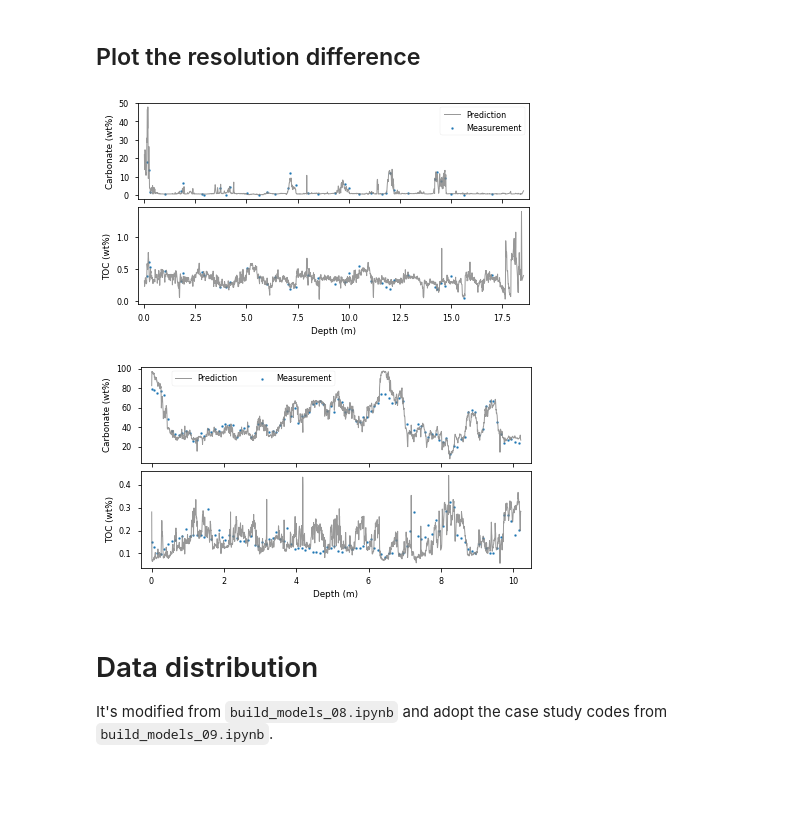
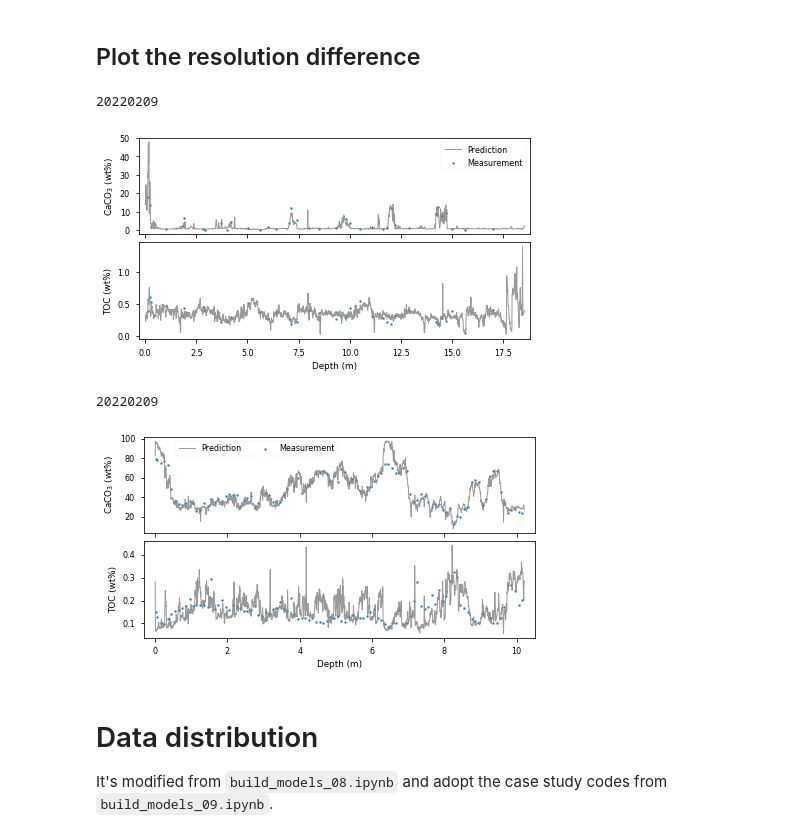
Before and after one commit to dispink/CaCO3_NWP, a Jupyter notebook: plot_for_paper_02.ipynb, the cells around one changed output. Saved outputs shown, nothing was run; the diff lists cells and outputs as text; code cells hidden in the pictures; blank space fills up the shorter version.

```diff
--- a/plot_for_paper_02.ipynb
+++ b/plot_for_paper_02.ipynb
@@ -84,7 +84,7 @@ axes[0].plot(predict_df.loc[predict_df.core == core,
 axes[0].scatter(merge_df.loc[merge_df.core == core,
     'mid_depth_mm']*.001, merge_df.loc[merge_df.core == core, 'CaCO3%'],
     label='Measurement', s=4)
-axes[0].set_ylabel('Carbonate (wt%)')
+axes[0].set_ylabel('CaCO$_3$ (wt%)')
 axes[0].set_xlim(-.3, 18.8)
 axes[0].legend()
 
@@ -99,36 +99,40 @@ axes[1].set_ylabel('TOC (wt%)')
 axes[1].set_xlabel('Depth (m)')
 fig.subplots_adjust(hspace=.08)
 fig.savefig('results/prediction_{}_{}.png'.format(core, date))
+print(date)
 # %% [output]
+20220209
-[figure, old version]
+[figure, new version]
 # %%
 core = 'PS75-056-1'
 fig, axes = plt.subplots(2, 1, figsize=(7, 3.7), sharex='col')
 
 axes[0].plot(predict_df.loc[predict_df.core == core,
     'composite_depth_mm']*.001, predict_df.loc[predict_df.core == core, 'CaCO3 prediction (wt%)'],
     label='Prediction', alpha=.8, c='gray', lw=1)
 
 axes[0].scatter(merge_df.loc[merge_df.core == core,
     'mid_depth_mm']*.001, merge_df.loc[merge_df.core == core, 'CaCO3%'],
     label='Measurement', s=4)
-axes[0].set_ylabel('Carbonate (wt%)')
+axes[0].set_ylabel('CaCO$_3$ (wt%)')
 axes[0].set_xlim(-.3, 10.5)
 axes[0].legend(ncol=2, loc=(.08, .8))
 
 axes[1].plot(predict_df.loc[predict_df.core == core,
     'composite_depth_mm']*.001, predict_df.loc[predict_df.core == core, 'TOC prediction (wt%)'],
     label='Prediction', alpha=.8, c='gray', lw=1)
 axes[1].scatter(merge_df.loc[merge_df.core == core,
     'mid_depth_mm']*.001, merge_df.loc[merge_df.core == core, 'TOC%'],
     label='Measurement', s=4)
 axes[1].set_ylabel('TOC (wt%)')
 
 axes[1].set_xlabel('Depth (m)')
 fig.subplots_adjust(hspace=.08)
 fig.savefig('results/prediction_{}_{}.png'.format(core, date))
+print(date)
 # %% [output]
+20220209
-[figure, old version]
+[figure, new version]
 # %% [markdown]
  # Data distribution
  It's modified from `build_models_08.ipynb` and adopt the case study codes from `build_models_09.ipynb`.
```
Also changed, not shown: parts of 4 cells of this notebook.
